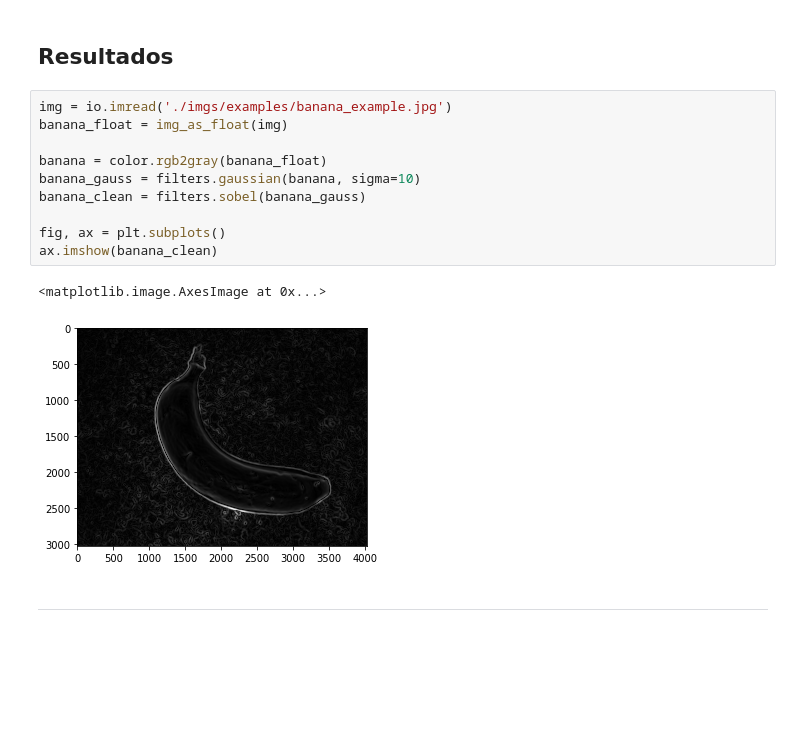
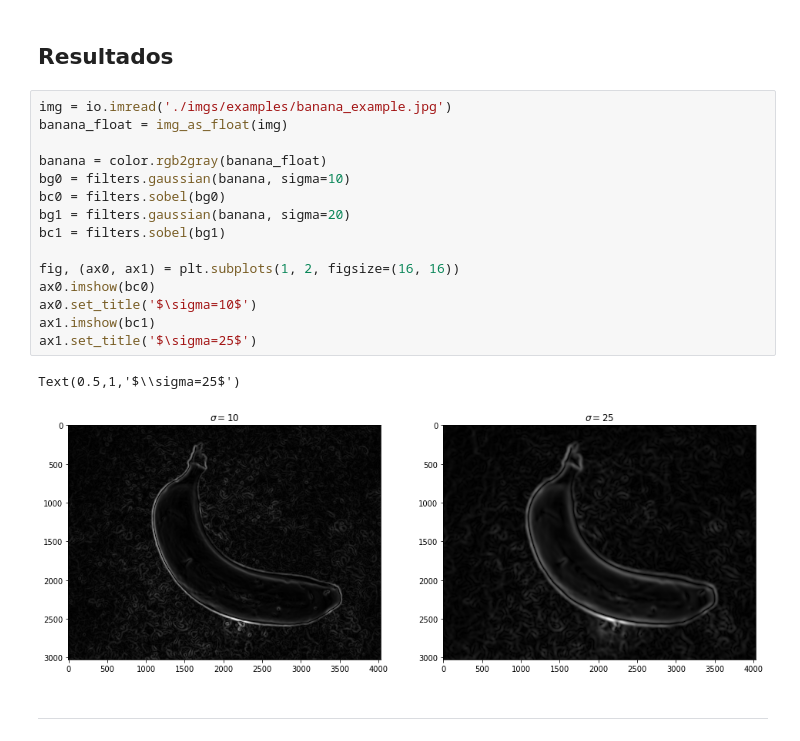
Before and after one commit to gonzafernan/fruit-classifier, a Jupyter notebook: 03-segmentacion.ipynb, the cells around one changed output. Drawn from its saved outputs; the diff is of its cells as text; blank space fills up the shorter version.

```diff
--- a/03-segmentacion.ipynb
+++ b/03-segmentacion.ipynb
@@ -17,16 +17,21 @@ from skimage import io, color, img_as_float, img_as_ubyte, filters
 # %%
 img = io.imread('./imgs/examples/banana_example.jpg')
 banana_float = img_as_float(img)
 
 banana = color.rgb2gray(banana_float)
-banana_gauss = filters.gaussian(banana, sigma=10)
-banana_clean = filters.sobel(banana_gauss)
+bg0 = filters.gaussian(banana, sigma=10)
+bc0 = filters.sobel(bg0)
+bg1 = filters.gaussian(banana, sigma=20)
+bc1 = filters.sobel(bg1)
 
-fig, ax = plt.subplots()
-ax.imshow(banana_clean)
+fig, (ax0, ax1) = plt.subplots(1, 2, figsize=(16, 16))
+ax0.imshow(bc0)
+ax0.set_title('$\sigma=10$')
+ax1.imshow(bc1)
+ax1.set_title('$\sigma=25$')
 # %% [output]
-<matplotlib.image.AxesImage at 0x...>
+Text(0.5,1,'$\\sigma=25$')
-[figure, old version]
+[figure, new version]
 # %% [markdown]
 ---
 # %% [markdown]
```
Also changed, not shown: parts of 19 cells of this notebook, 1 other file.
